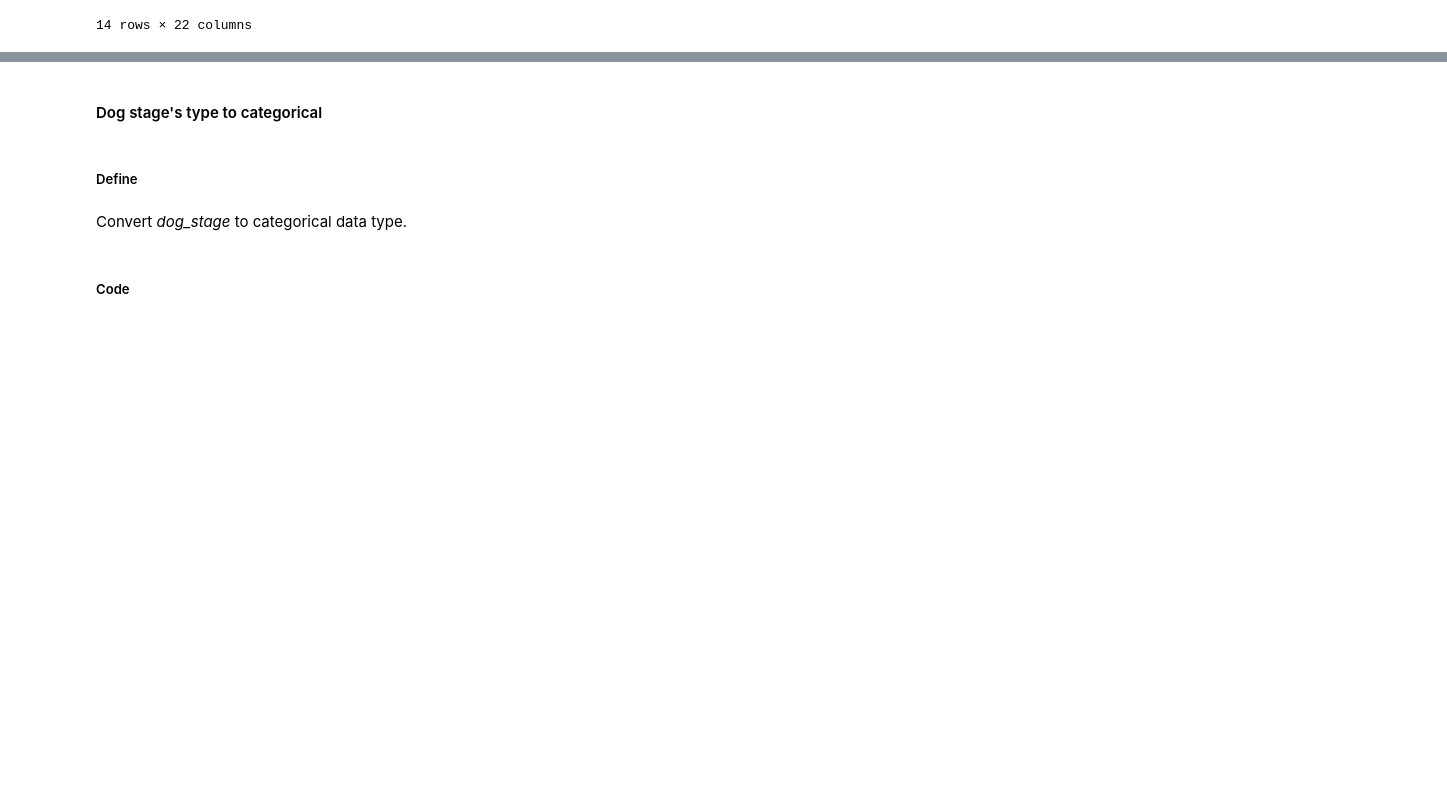
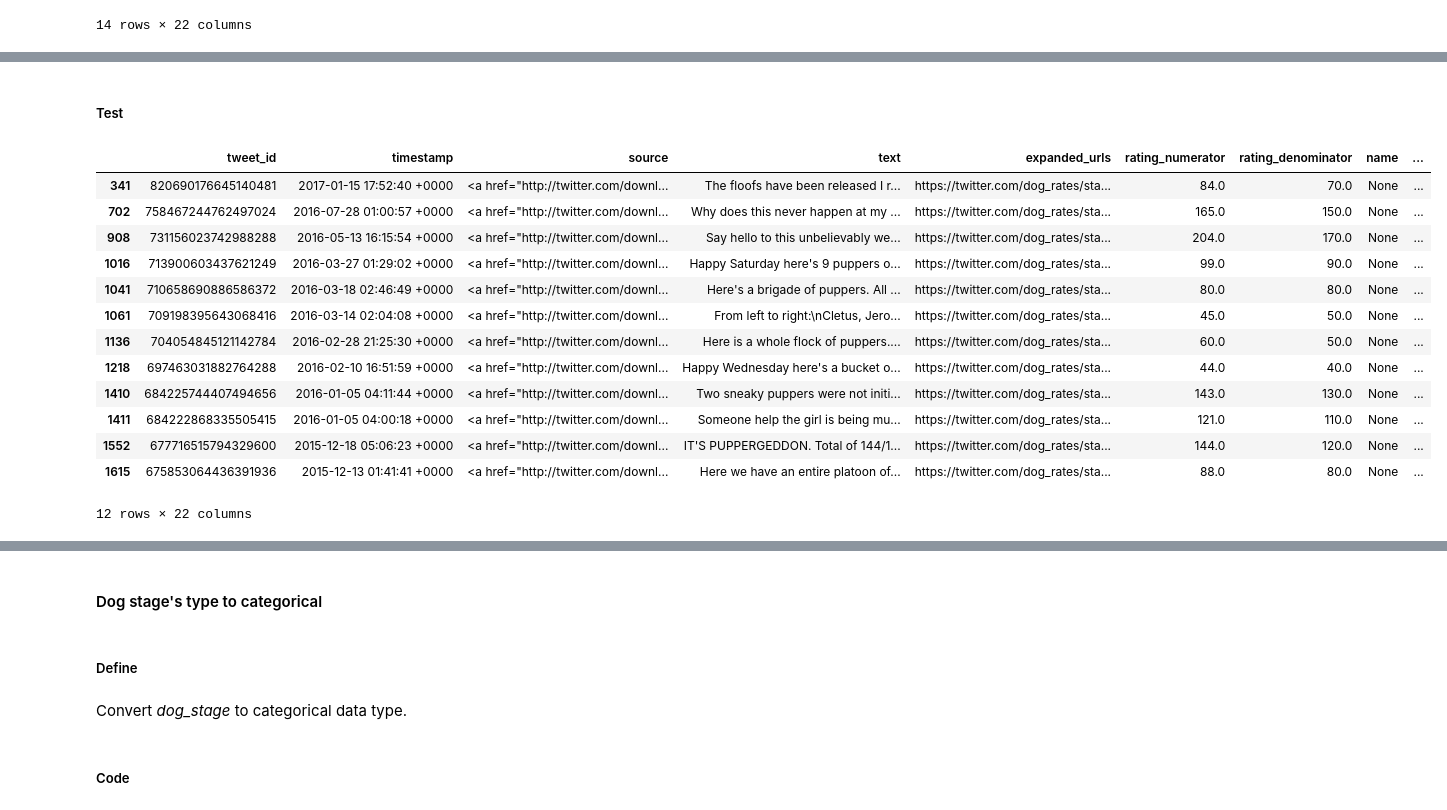
Before and after one commit to yagmurdalman/wrangle-and-analyze-data, a Jupyter notebook: wrangle_act.ipynb, the cells around one changed output, grey strips where cells are left out. Saved outputs shown, nothing was run; the diff lists cells and outputs as text; code cells hidden in the pictures; blank space fills up the shorter version.

Commit message:
feat: continue cleaning data
Define & solve;

One tidiness issue:
- Combine rating_numerator and rating_denominator columns into one column.

```diff
--- a/wrangle_act.ipynb
+++ b/wrangle_act.ipynb
@@ -813,14 +814,13 @@ This is an Albanian 3 1/2 legged  Episcopalian. Loves well-polished hardwood flo
 # %%
 # extract the rating_denominator
 denominator_new = df_twitter_archive_clean.text.str.extract(r'\d+(?:\.\d)?\/(\d+0)', expand=False)
-df_twitter_archive_clean['rating_denominator_new'] = denominator_new
 
-# Compare the old rating numerator and the new one.
+# Compare the old rating denominator and the new one (for debugging purposes).
 old = list(df_twitter_archive_clean.rating_denominator)
 text = list(df_twitter_archive_clean.text)
 for index, rating in enumerate(denominator_new):
     denominator_old = old[index]
     if str(rating) != str(denominator_old):
+        print(text[index])
         print("Old: " + str(denominator_old) + " New: " + str(rating) + "\n")
-        print(text[index])
 # %% [output]
@@ -842,2 +835,11 @@ This is an Albanian 3 1/2 legged  Episcopalian. Loves well-polished hardwood flo
 # %%
-df_twitter_archive_clean['rating_denominator_new'] = denominator_new
+df_twitter_archive_clean['rating_denominator'] = denominator_new
+# %%
+df_twitter_archive_clean=df_twitter_archive_clean.set_value(990, 'rating_numerator', '11')
+df_twitter_archive_clean=df_twitter_archive_clean.set_value(990, 'rating_denominator', '10')
+df_twitter_archive_clean=df_twitter_archive_clean.set_value(953, 'rating_numerator', '13')
+df_twitter_archive_clean=df_twitter_archive_clean.set_value(953, 'rating_denominator', '10')
+
+
+(df_twitter_archive_clean.rating_numerator.loc[990], df_twitter_archive_clean.rating_denominator.loc[990],
+df_twitter_archive_clean.rating_numerator.loc[953], df_twitter_archive_clean.rating_denominator.loc[953])
@@ -844,6 +848,6 @@ df_twitter_archive_clean['rating_denominator_new'] = denominator_new
 # %%
-df_twitter_archive_clean.rating_numerator_new = df_twitter_archive_clean.rating_numerator_new.astype(float)
-df_twitter_archive_clean.rating_denominator_new = df_twitter_archive_clean.rating_denominator_new.astype(float)
+df_twitter_archive_clean.rating_numerator = df_twitter_archive_clean.rating_numerator.astype(float)
+df_twitter_archive_clean.rating_denominator = df_twitter_archive_clean.rating_denominator.astype(float)
 # %%
 # Drop the old rating_numerator and rating_denominator columnns.
 df_twitter_archive_clean = df_twitter_archive_clean.drop(['rating_numerator','rating_denominator'], axis=1)
@@ -870,0 +895,19 @@ df_twitter_archive_clean[df_twitter_archive_clean.rating_denominator_new != 10]
+# %% [markdown]
+##### Test
+# %%
+df_twitter_archive_clean[df_twitter_archive_clean.rating_denominator != 10]
+# %% [output]
+|  | tweet_id | timestamp | source | text | expanded_urls | rating_numerator | rating_denominator | name | ... |
+| 341 | 820690176645140481 | 2017-01-15 17:52:40 +0000 | <a href="http://twitter.com/downl... | The floofs have been released I r... | https://twitter.com/dog_rates/sta... | 84.0 | 70.0 | None | ... |
+| 702 | 758467244762497024 | 2016-07-28 01:00:57 +0000 | <a href="http://twitter.com/downl... | Why does this never happen at my ... | https://twitter.com/dog_rates/sta... | 165.0 | 150.0 | None | ... |
+| 908 | 731156023742988288 | 2016-05-13 16:15:54 +0000 | <a href="http://twitter.com/downl... | Say hello to this unbelievably we... | https://twitter.com/dog_rates/sta... | 204.0 | 170.0 | None | ... |
+| 1016 | 713900603437621249 | 2016-03-27 01:29:02 +0000 | <a href="http://twitter.com/downl... | Happy Saturday here's 9 puppers o... | https://twitter.com/dog_rates/sta... | 99.0 | 90.0 | None | ... |
+| 1041 | 710658690886586372 | 2016-03-18 02:46:49 +0000 | <a href="http://twitter.com/downl... | Here's a brigade of puppers. All ... | https://twitter.com/dog_rates/sta... | 80.0 | 80.0 | None | ... |
+| 1061 | 709198395643068416 | 2016-03-14 02:04:08 +0000 | <a href="http://twitter.com/downl... | From left to right:\nCletus, Jero... | https://twitter.com/dog_rates/sta... | 45.0 | 50.0 | None | ... |
+| 1136 | 704054845121142784 | 2016-02-28 21:25:30 +0000 | <a href="http://twitter.com/downl... | Here is a whole flock of puppers.... | https://twitter.com/dog_rates/sta... | 60.0 | 50.0 | None | ... |
+| 1218 | 697463031882764288 | 2016-02-10 16:51:59 +0000 | <a href="http://twitter.com/downl... | Happy Wednesday here's a bucket o... | https://twitter.com/dog_rates/sta... | 44.0 | 40.0 | None | ... |
+| 1410 | 684225744407494656 | 2016-01-05 04:11:44 +0000 | <a href="http://twitter.com/downl... | Two sneaky puppers were not initi... | https://twitter.com/dog_rates/sta... | 143.0 | 130.0 | None | ... |
+| 1411 | 684222868335505415 | 2016-01-05 04:00:18 +0000 | <a href="http://twitter.com/downl... | Someone help the girl is being mu... | https://twitter.com/dog_rates/sta... | 121.0 | 110.0 | None | ... |
+| 1552 | 677716515794329600 | 2015-12-18 05:06:23 +0000 | <a href="http://twitter.com/downl... | IT'S PUPPERGEDDON. Total of 144/1... | https://twitter.com/dog_rates/sta... | 144.0 | 120.0 | None | ... |
+| 1615 | 675853064436391936 | 2015-12-13 01:41:41 +0000 | <a href="http://twitter.com/downl... | Here we have an entire platoon of... | https://twitter.com/dog_rates/sta... | 88.0 | 80.0 | None | ... |
+12 rows × 22 columns
```
Also changed, not shown: parts of 16 cells of this notebook.
